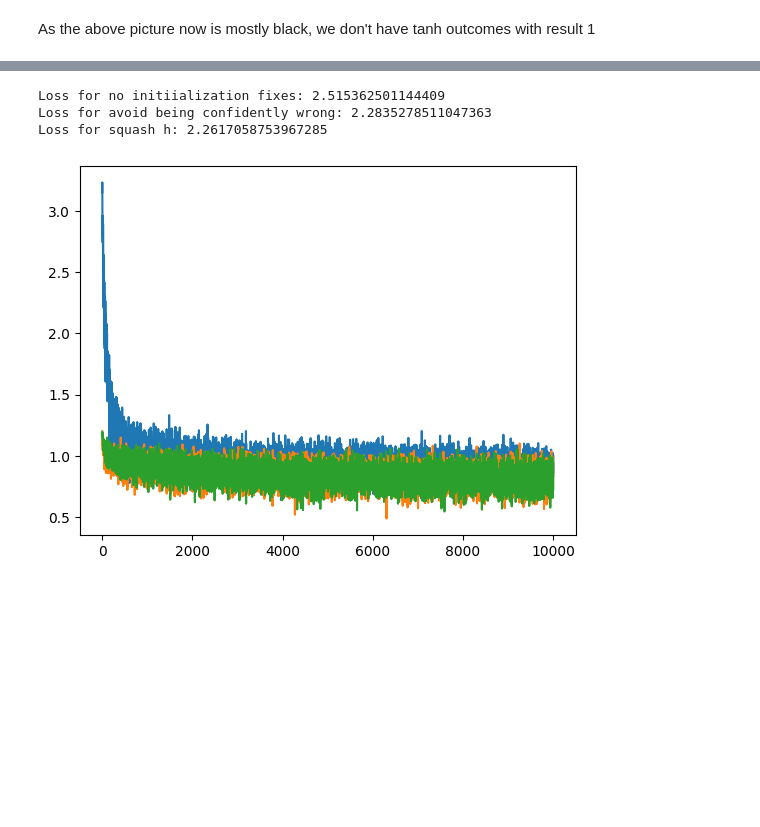
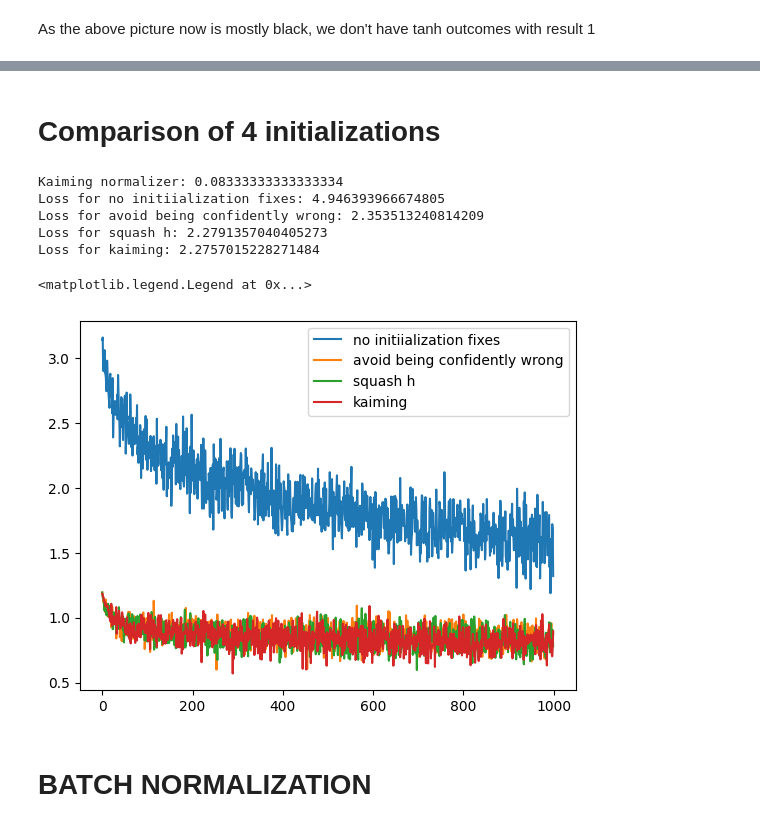
Before and after one commit to AndresNamm/nn_zero_to_hero, a Jupyter notebook: makemore_l3.ipynb, the cells around one changed output, grey strips where cells are left out. Cells and saved outputs as stored; diff of their text form; code cells hidden in the pictures; blank space fills up the shorter version.

Commit message:
Kaiming complete

```diff
--- a/makemore_l3.ipynb
+++ b/makemore_l3.ipynb
@@ -204,30 +219,39 @@ As the above picture now is mostly black, we don't have tanh outcomes with resul
+# %% [markdown]
+# Comparison of 4 initializations
 # %%
 ## Slow -- takes a minute or two to run
 
 assigned_context_size = 4
-letter_embedding_dimensions = 3
+letter_embedding_dimensions = 100
 hidden_layer_neurons = 150
 
 
 neural_networks = {
     "no initiialization fixes": NeuralNetwork(context_size=assigned_context_size,hidden_layer_neurons=hidden_layer_neurons,letter_embedding_dimensions=letter_embedding_dimensions, print_flag=False, initialization_type=InitializationType.no_fixes),
     "avoid being confidently wrong": NeuralNetwork(context_size=assigned_context_size,hidden_layer_neurons=hidden_layer_neurons,letter_embedding_dimensions=letter_embedding_dimensions, print_flag=False, initialization_type=InitializationType.avoid_being_confidently_wrong),
-    "squash h": NeuralNetwork(context_size=assigned_context_size,hidden_layer_neurons=hidden_layer_neurons,letter_embedding_dimensions=letter_embedding_dimensions, print_flag=False, initialization_type=InitializationType.squash_h)
+    "squash h": NeuralNetwork(context_size=assigned_context_size,hidden_layer_neurons=hidden_layer_neurons,letter_embedding_dimensions=letter_embedding_dimensions, print_flag=False, initialization_type=InitializationType.squash_h),
+    "kaiming": NeuralNetwork(context_size=assigned_context_size,hidden_layer_neurons=hidden_layer_neurons,letter_embedding_dimensions=letter_embedding_dimensions, print_flag=False, initialization_type=InitializationType.kaiming_tanh)
 }
 
 for name, nn in neural_networks.items():
     nn.train(
         X_train,
         Y_train,
-        training_params= TrainingParams(iterations=10000, batch_size=50, learning_rate=lambda _: 0.1)
+        training_params= TrainingParams(iterations=1000, batch_size=50, learning_rate=lambda _: 0.1)
     )
     loss = nn.calculate_loss(X_val,Y_val)
 
     print(f"Loss for {name}: {loss}")
+    plt.plot(np.log(nn.losses), label=name, scaley=True)
 
-    plt.plot(np.log(nn.losses), label=name, scaley=True)
+plt.legend()
 # %% [output]
-Loss for no initiialization fixes: 2.515362501144409
-Loss for avoid being confidently wrong: 2.2835278511047363
-Loss for squash h: 2.2617058753967285
+Kaiming normalizer: 0.08333333333333334
+Loss for no initiialization fixes: 4.946393966674805
+Loss for avoid being confidently wrong: 2.353513240814209
+Loss for squash h: 2.2791357040405273
+Loss for kaiming: 2.2757015228271484
+<matplotlib.legend.Legend at 0x...>
-[figure, old version]
+[figure, new version]
+# %% [markdown]
+# BATCH NORMALIZATION
```
Also changed, not shown: parts of 11 cells of this notebook, 1 other file.
